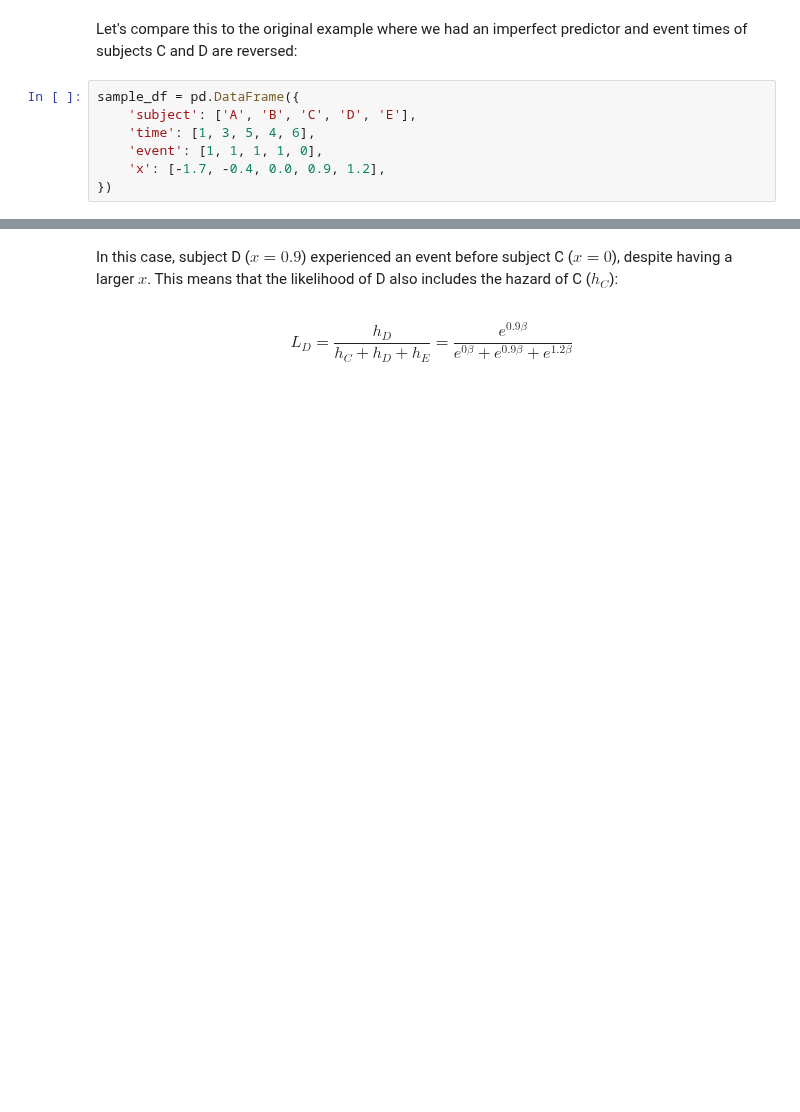
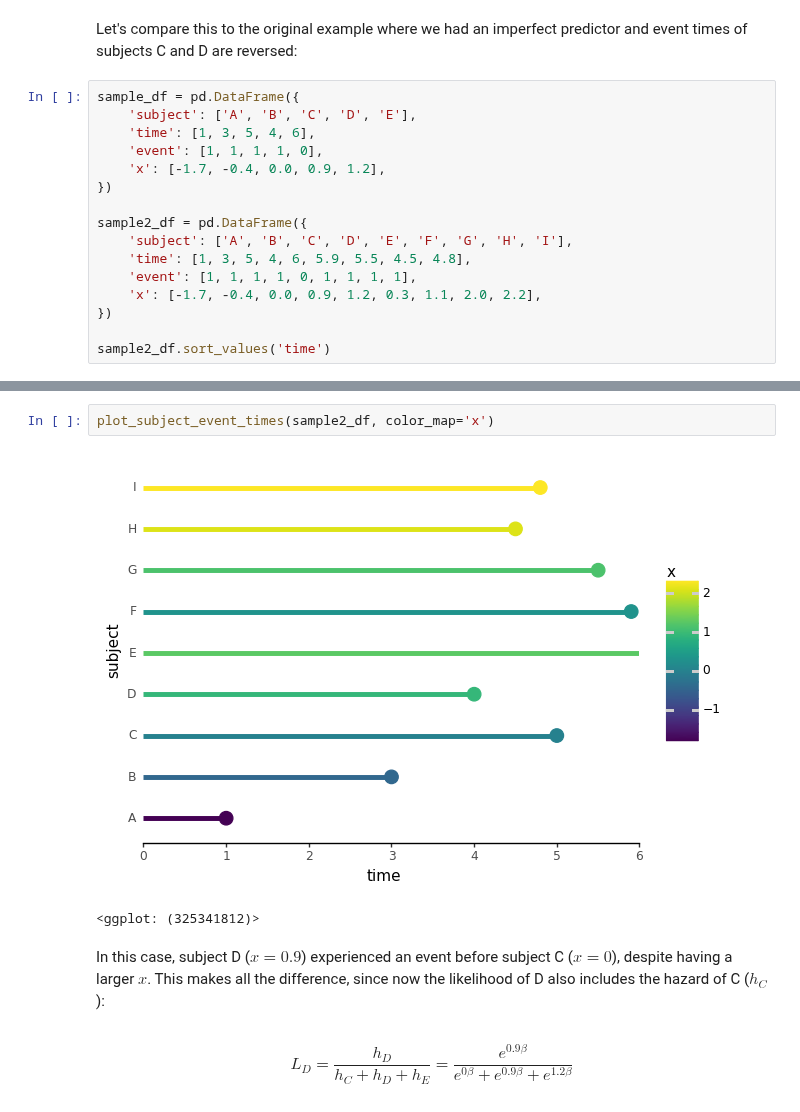
Before and after one commit to igor-sb/blog, a Jupyter notebook: posts/cox_perfect.ipynb, the cells around one changed output, grey strips where cells are left out. Saved outputs shown, nothing was run; the diff lists cells and outputs as text; blank space fills up the shorter version.

Commit message:
add more events

```diff
--- a/posts/cox_perfect.ipynb
+++ b/posts/cox_perfect.ipynb
@@ -108,3 +120,12 @@ sample_df = pd.DataFrame({
     'event': [1, 1, 1, 1, 0],
     'x': [-1.7, -0.4, 0.0, 0.9, 1.2],
 })
+
+sample2_df = pd.DataFrame({
+    'subject': ['A', 'B', 'C', 'D', 'E', 'F', 'G', 'H', 'I'],
+    'time': [1, 3, 5, 4, 6, 5.9, 5.5, 4.5, 4.8],
+    'event': [1, 1, 1, 1, 0, 1, 1, 1, 1],
+    'x': [-1.7, -0.4, 0.0, 0.9, 1.2, 0.3, 1.1, 2.0, 2.2],
+})
+
+sample2_df.sort_values('time')
@@ -111,5 +143,10 @@ sample_df = pd.DataFrame({
+# %%
+plot_subject_event_times(sample2_df, color_map='x')
+# %% [output]
+[figure, added]
+<ggplot: (325341812)>
 # %% [markdown]
-In this case, subject D ($x = 0.9$) experienced an event before subject C ($x = 0$), despite having a larger $x$. This means that the likelihood of D also includes the hazard of C ($h_C$):
+In this case, subject D ($x = 0.9$) experienced an event before subject C ($x = 0$), despite having a larger $x$. This makes all the difference, since now the likelihood of D also includes the hazard of C ($h_C$):
 # %% [markdown]
 $$L_D = \frac{h_D}{h_C + h_D + h_E} = \frac{e^{0.9\beta}}{e^{0\beta} + e^{0.9\beta} + e^{1.2\beta}}$$
 # %% [markdown]
```
Also changed, not shown: parts of 14 cells of this notebook.
